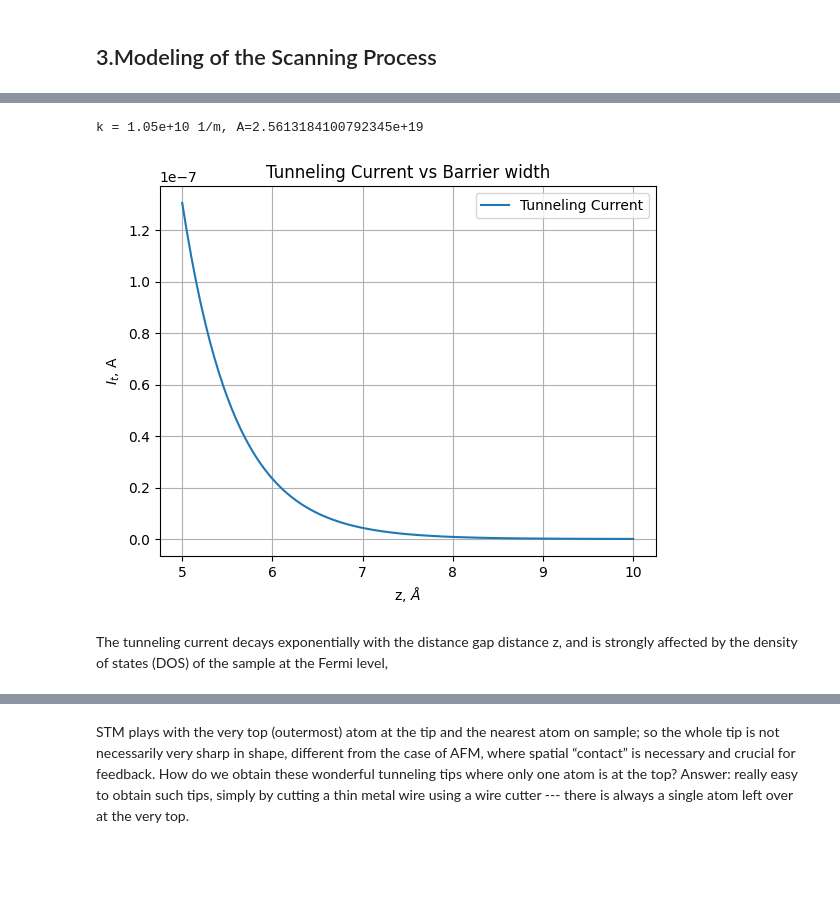
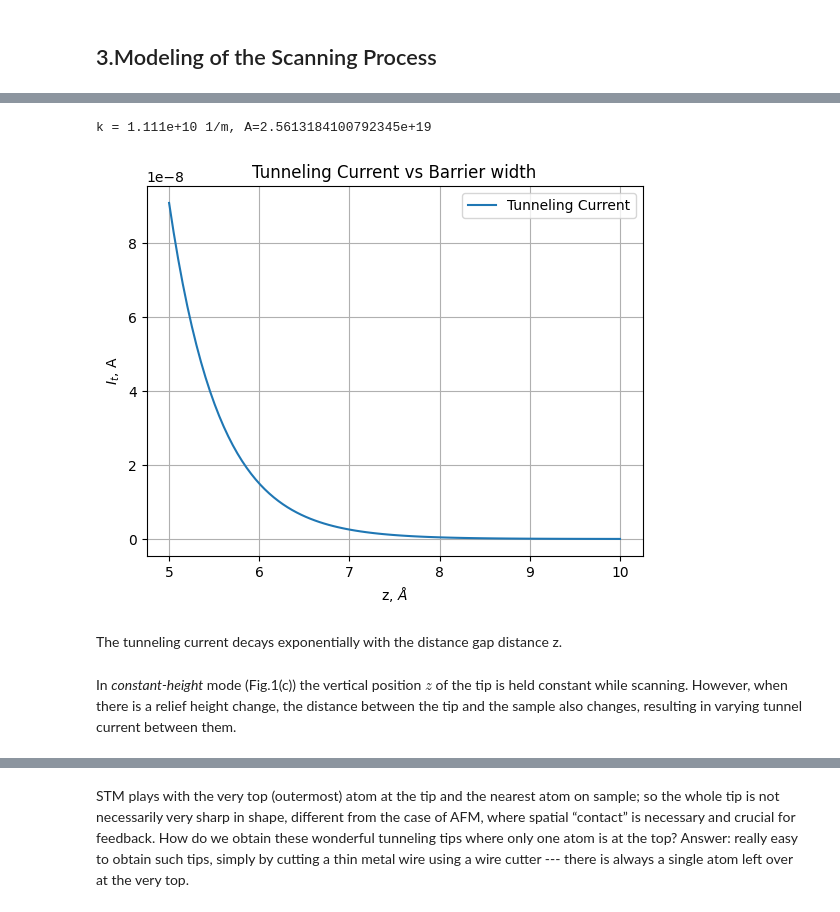
Before and after one commit to MariyaSV78/notebook_STM, a Jupyter notebook: STM/STM.ipynb, the cells around one changed output, grey strips where cells are left out. Saved outputs shown, nothing was run; the diff lists cells and outputs as text; code cells hidden in the pictures; blank space fills up the shorter version.

```diff
--- a/STM/STM.ipynb
+++ b/STM/STM.ipynb
@@ -672,39 +636,41 @@ $\hbar$  is the reduced Planck's constant.
     Dependence of the tunnel current on the barrier width.
 
     In this section we also calculate the value of the wave vector for studing system. This value will be used in previous blocks.
 
 """
 e = 1.6e-19
 J0 = 7.87903797e+13   # Adjust as needed
-phi = 4.5 *e  # Work function eV
+# phi = 4.5 *e  # Work function eV
+phi = (phi_s+phi_t)/2
 V = 0.3 # Applied voltage in eV
 
 k = np.sqrt(2 * m * (phi - e*V))/hbar # is the wave vector in 1/A, if V is low.
 
 A = (2 * np.sqrt(2*m)) / hbar
 
 
 
 # Calculate the varying tip-sample separation (distance) from the surface profile
 z = np.linspace(5e-10, 10e-10, 100)
 tunneling_current = (J0 / z) * np.sqrt(phi/2)* V * np.exp( - A * z *np.sqrt(phi/2)) # redused Planck constant in 6.5821e-16 eV*s or 1.054e-34 J*s
 
 
 print(f"k = {k:.4} 1/m, A={A}")
 # Plot the results
 plt.plot(z*1e10, tunneling_current * S, label='Tunneling Current')
 plt.xlabel('z, $\AA$')
 plt.ylabel('$I_{t}$, A')
 plt.title('Tunneling Current vs Barrier width')
 plt.legend()
 plt.grid(True)
 plt.show()
 # %% [output]
-k = 1.05e+10 1/m, A=2.5613184100792345e+19
+k = 1.111e+10 1/m, A=2.5613184100792345e+19
-[figure, old version]
+[figure, new version]
-# %% [markdown]
-The tunneling current decays exponentially with the distance gap distance z, and
-is strongly affected by the density of states (DOS) of the sample at the Fermi level,
+# %% [markdown]
+The tunneling current decays exponentially with the distance gap distance z.
+# %% [markdown]
+In *constant-height* mode (Fig.1(c)) the vertical position $z$ of the tip is held constant while scanning. However, when there is a relief height change, the distance between the tip and the sample also changes, resulting in varying tunnel current between them.
 # %%
 """
     Using analitical solutions to find the tunnel current through a one-dimensional potential barrier :
```
Also changed, not shown: parts of 12 cells of this notebook.
